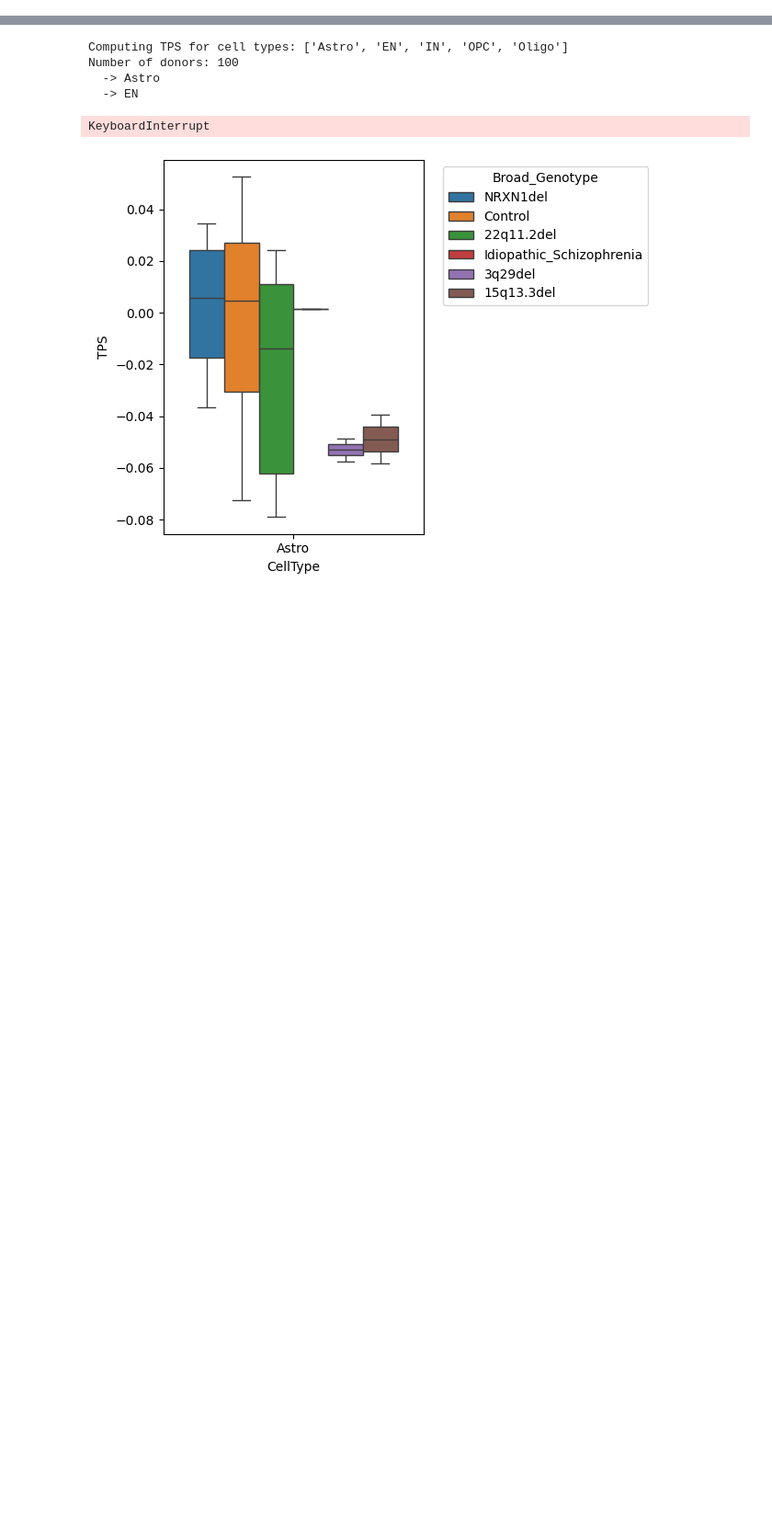
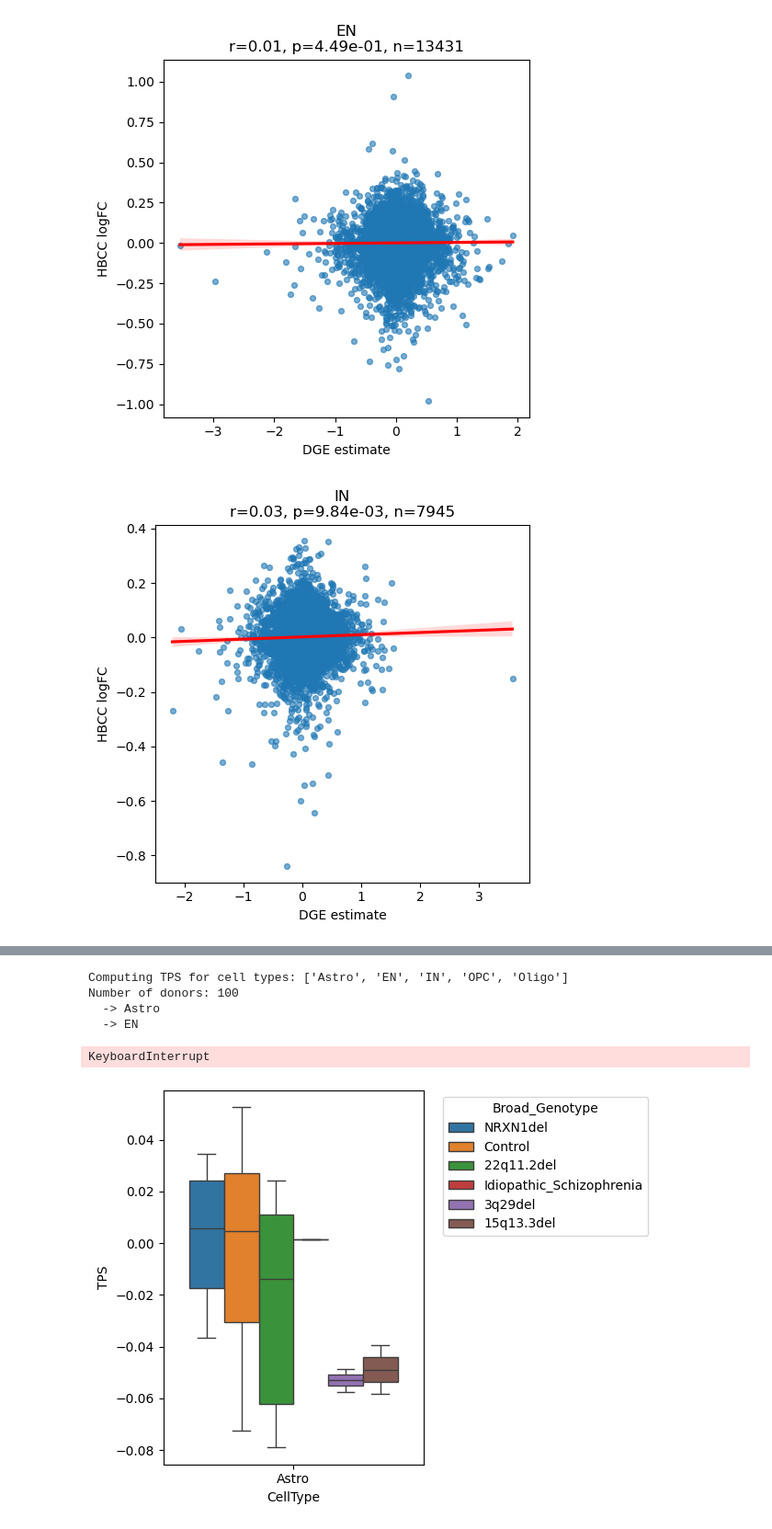
Before and after one commit to deepak-kaji/schizophrenia_organoid_convergence, a Jupyter notebook: psychad_mapping/transcriptomic_phenotype_score.ipynb, the cells around one changed output, grey strips where cells are left out. Shown at 92% size. Saved outputs shown, nothing was run; the diff lists cells and outputs as text; code cells hidden in the pictures; blank space fills up the shorter version.

```diff
--- a/psychad_mapping/transcriptomic_phenotype_score.ipynb
+++ b/psychad_mapping/transcriptomic_phenotype_score.ipynb
@@ -287,0 +468,5 @@ dreamlet_metadata = pd.read_excel('/mnt/sdb/scz_meta_analysis_processed/psychad_
+# %%
+q22_summary, q22_genes = correlate_dge_to_hbcc(dge_22q11, hbcc_scz)
+# %% [output]
+[figure, added]
+[figure, added]
```
Also changed, not shown: parts of 27 cells of this notebook, 4 other files.
